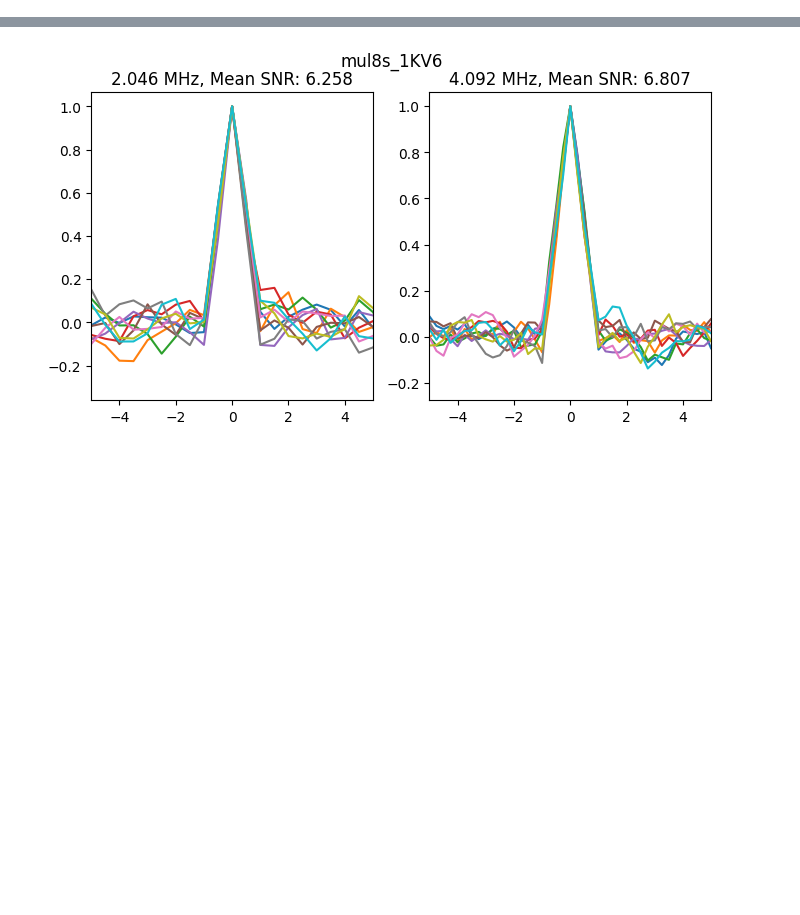
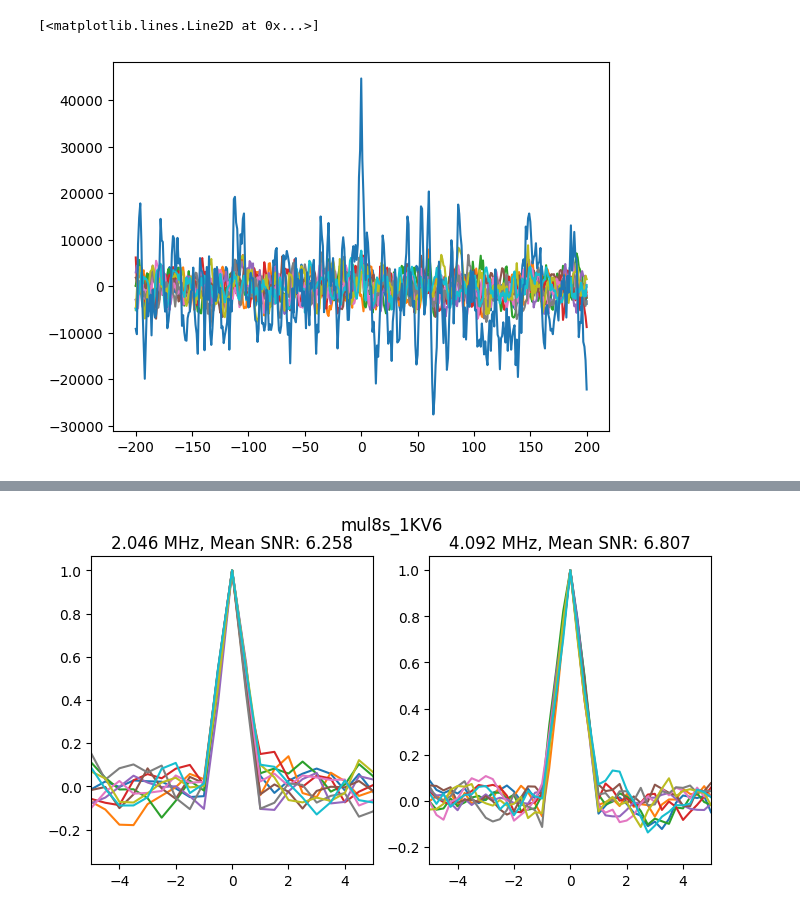
Before and after one commit to agrenier-gnss/axcgnss, a Jupyter notebook: Simulations/analysis.ipynb, the cells around one changed output, grey strips where cells are left out. Cells and saved outputs as stored; diff of their text form; code cells hidden in the pictures; blank space fills up the shorter version.

```diff
--- a/Simulations/analysis.ipynb
+++ b/Simulations/analysis.ipynb
@@ -44,0 +27,11 @@ CN0: 55, 6.83674
+# %%
+df = select_data(all_results, 4092000.0, 8, 30)
+coherent_integration = np.zeros(401)
+for index, row in df.iterrows():
+    plt.plot(row['corr_lags'], row['axc_corr_mul8s_1L12'])
+    coherent_integration += row['axc_corr_mul8s_1L12']
+    lags = row['corr_lags']
+plt.plot(lags, coherent_integration)
+# %% [output]
+[<matplotlib.lines.Line2D at 0x...>]
+[figure, added]
```
Also changed, not shown: parts of 7 cells of this notebook, 3 other files.
